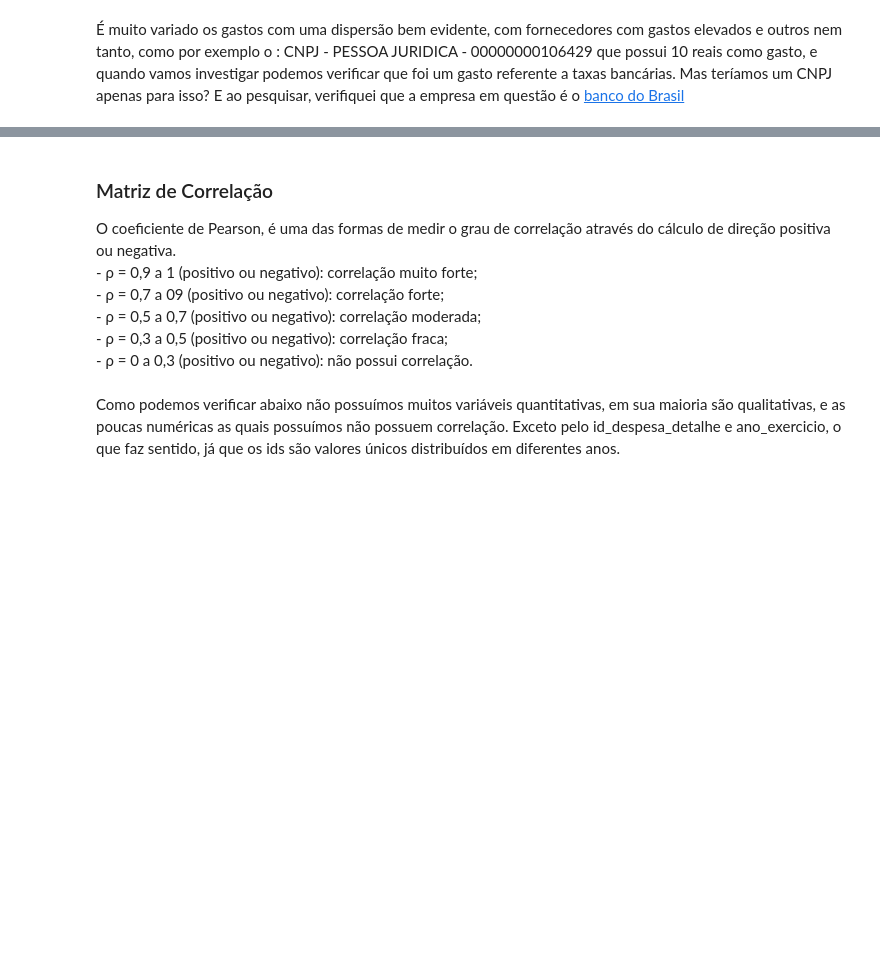
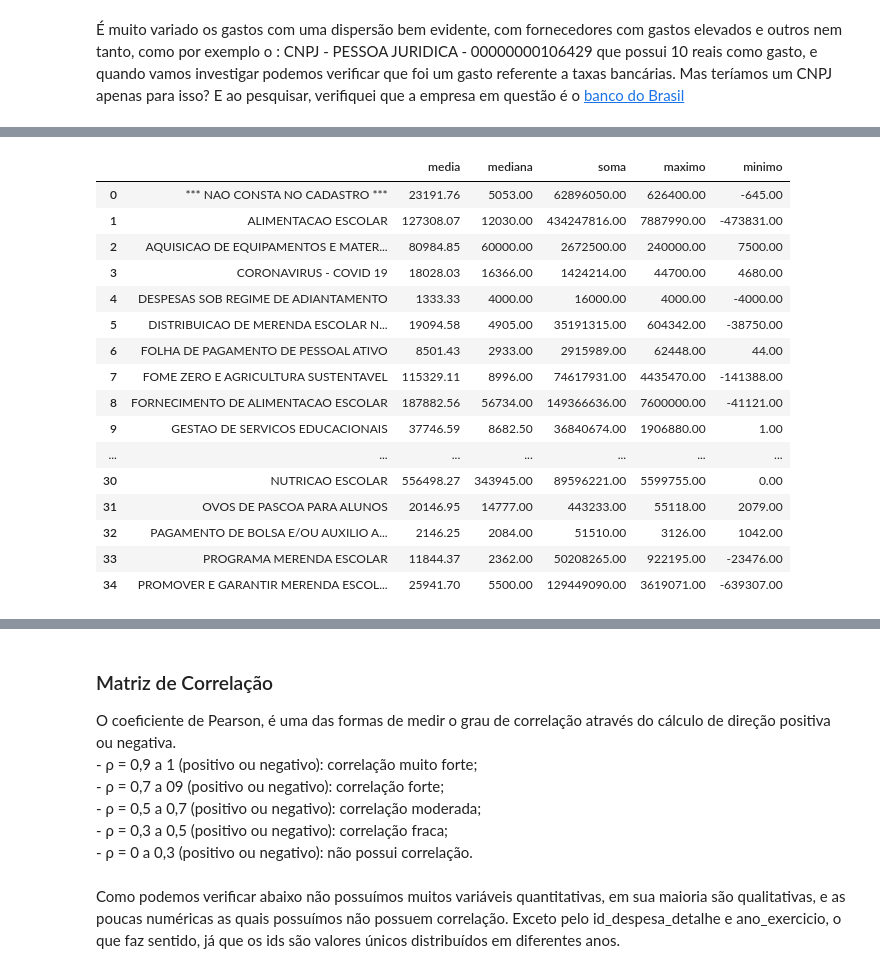
Before and after one commit to natmiata/analise-alimentacao-escolar, a Jupyter notebook: src/notebooks/analise-exploratoria.ipynb, the cells around one changed output, grey strips where cells are left out. Cells and saved outputs as stored; diff of their text form; code cells hidden in the pictures; blank space fills up the shorter version.

```diff
--- a/src/notebooks/analise-exploratoria.ipynb
+++ b/src/notebooks/analise-exploratoria.ipynb
@@ -389,0 +402,20 @@ df.head()
+# %%
+df_acao
+# %% [output]
+|  |  | media | mediana | soma | maximo | minimo |
+| 0 | *** NAO CONSTA NO CADASTRO *** | 23191.76 | 5053.00 | 62896050.00 | 626400.00 | -645.00 |
+| 1 | ALIMENTACAO ESCOLAR | 127308.07 | 12030.00 | 434247816.00 | 7887990.00 | -473831.00 |
+| 2 | AQUISICAO DE EQUIPAMENTOS E MATER... | 80984.85 | 60000.00 | 2672500.00 | 240000.00 | 7500.00 |
+| 3 | CORONAVIRUS - COVID 19 | 18028.03 | 16366.00 | 1424214.00 | 44700.00 | 4680.00 |
+| 4 | DESPESAS SOB REGIME DE ADIANTAMENTO | 1333.33 | 4000.00 | 16000.00 | 4000.00 | -4000.00 |
+| 5 | DISTRIBUICAO DE MERENDA ESCOLAR N... | 19094.58 | 4905.00 | 35191315.00 | 604342.00 | -38750.00 |
+| 6 | FOLHA DE PAGAMENTO DE PESSOAL ATIVO | 8501.43 | 2933.00 | 2915989.00 | 62448.00 | 44.00 |
+| 7 | FOME ZERO E AGRICULTURA SUSTENTAVEL | 115329.11 | 8996.00 | 74617931.00 | 4435470.00 | -141388.00 |
+| 8 | FORNECIMENTO DE ALIMENTACAO ESCOLAR | 187882.56 | 56734.00 | 149366636.00 | 7600000.00 | -41121.00 |
+| 9 | GESTAO DE SERVICOS EDUCACIONAIS | 37746.59 | 8682.50 | 36840674.00 | 1906880.00 | 1.00 |
+| ... | ... | ... | ... | ... | ... | ... |
+| 30 | NUTRICAO ESCOLAR | 556498.27 | 343945.00 | 89596221.00 | 5599755.00 | 0.00 |
+| 31 | OVOS DE PASCOA PARA ALUNOS | 20146.95 | 14777.00 | 443233.00 | 55118.00 | 2079.00 |
+| 32 | PAGAMENTO DE BOLSA E/OU AUXILIO A... | 2146.25 | 2084.00 | 51510.00 | 3126.00 | 1042.00 |
+| 33 | PROGRAMA MERENDA ESCOLAR | 11844.37 | 2362.00 | 50208265.00 | 922195.00 | -23476.00 |
+| 34 | PROMOVER E GARANTIR MERENDA ESCOL... | 25941.70 | 5500.00 | 129449090.00 | 3619071.00 | -639307.00 |
```
Also changed, not shown: parts of 8 cells of this notebook, 1 other file.
